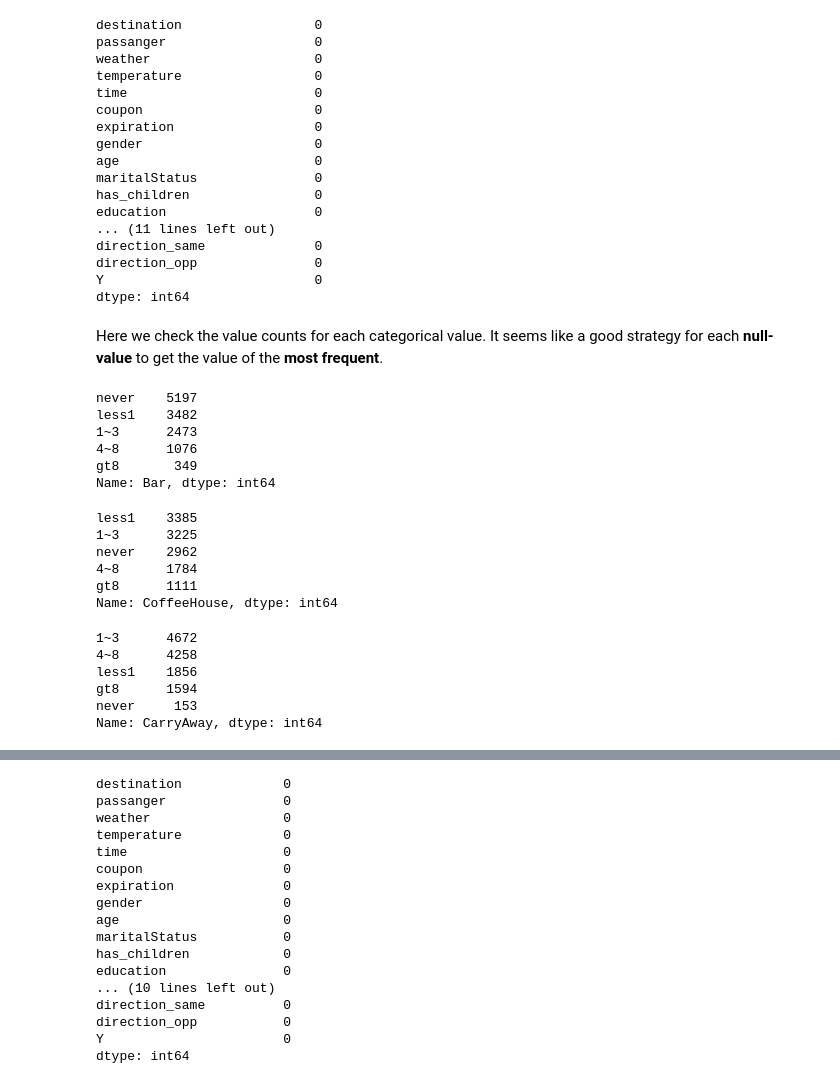
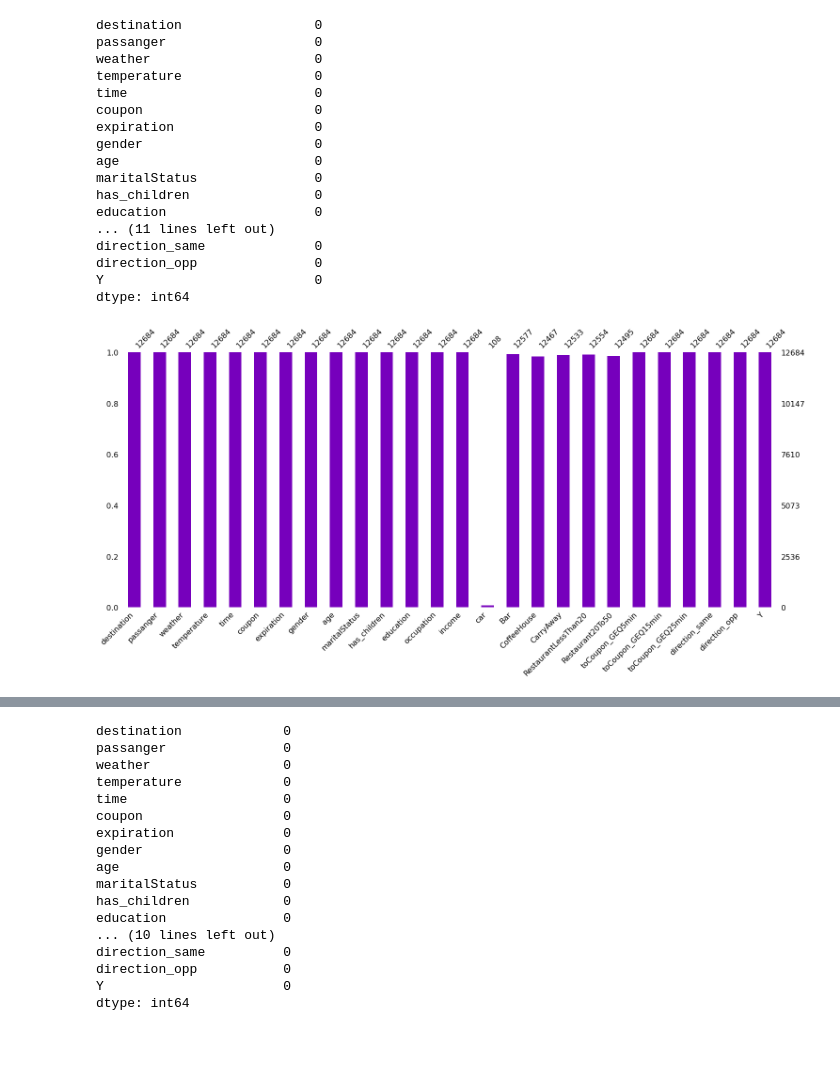
Before and after one commit to Maagnitude/coupon-recommend-models, a Jupyter notebook: coupon_recommend_models.ipynb, the cells around one changed output, grey strips where cells are left out. Drawn from its saved outputs; the diff is of its cells as text; code cells hidden in the pictures; blank space fills up the shorter version.

Commit message:
put code in order, cleared explanations, started plots

```diff
--- a/coupon_recommend_models.ipynb
+++ b/coupon_recommend_models.ipynb
@@ -101,34 +138,9 @@ direction_same              0
 direction_opp               0
 Y                           0
 dtype: int64
+# %%
+null_plot = msno.bar(df, color="#7600BC")
+# %% [output]
+[figure, added]
 # %%
 df= df.drop("car", axis='columns')
-# %% [markdown]
-Here we check the value counts for each categorical value. It seems like a good strategy for each **null-value** to get the value of the **most frequent**.
-# %%
-df['Bar'].value_counts()
-# %% [output]
-never    5197
-less1    3482
-1~3      2473
-4~8      1076
-gt8       349
-Name: Bar, dtype: int64
-# %%
-df['CoffeeHouse'].value_counts()
-# %% [output]
-less1    3385
-1~3      3225
-never    2962
-4~8      1784
-gt8      1111
-Name: CoffeeHouse, dtype: int64
-# %%
-df['CarryAway'].value_counts()
-# %% [output]
-1~3      4672
-4~8      4258
-less1    1856
-gt8      1594
-never     153
-Name: CarryAway, dtype: int64
```
Also changed, not shown: parts of 38 cells of this notebook.
